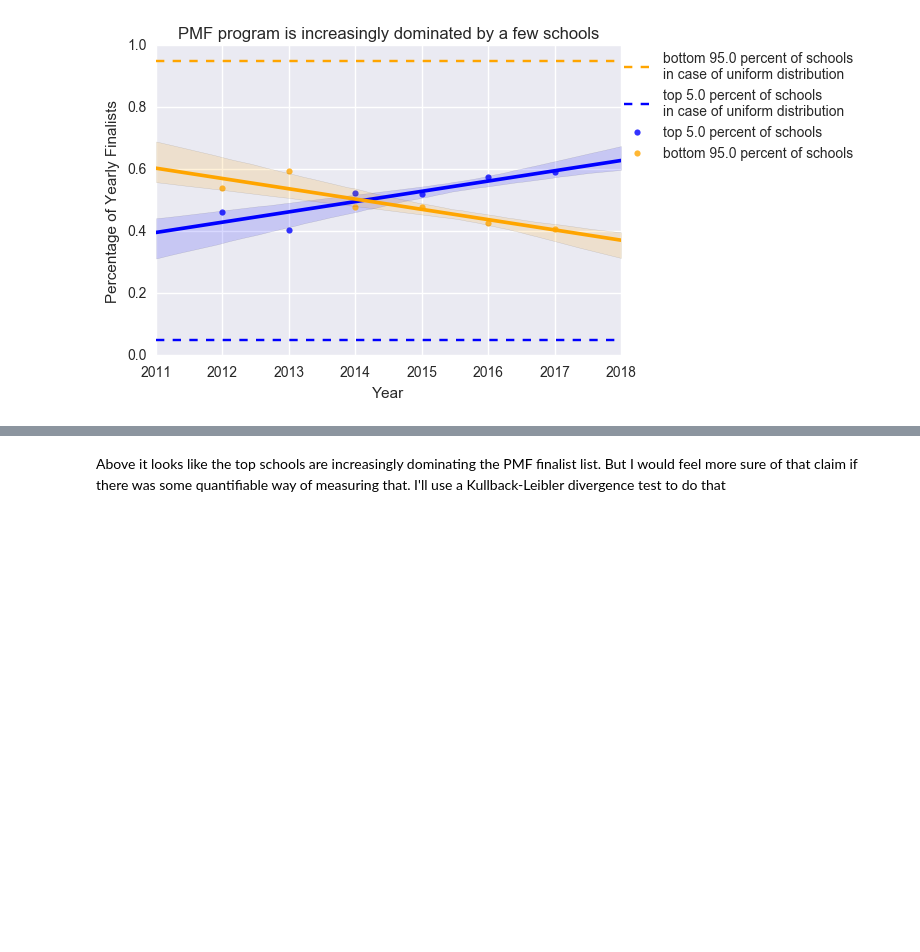
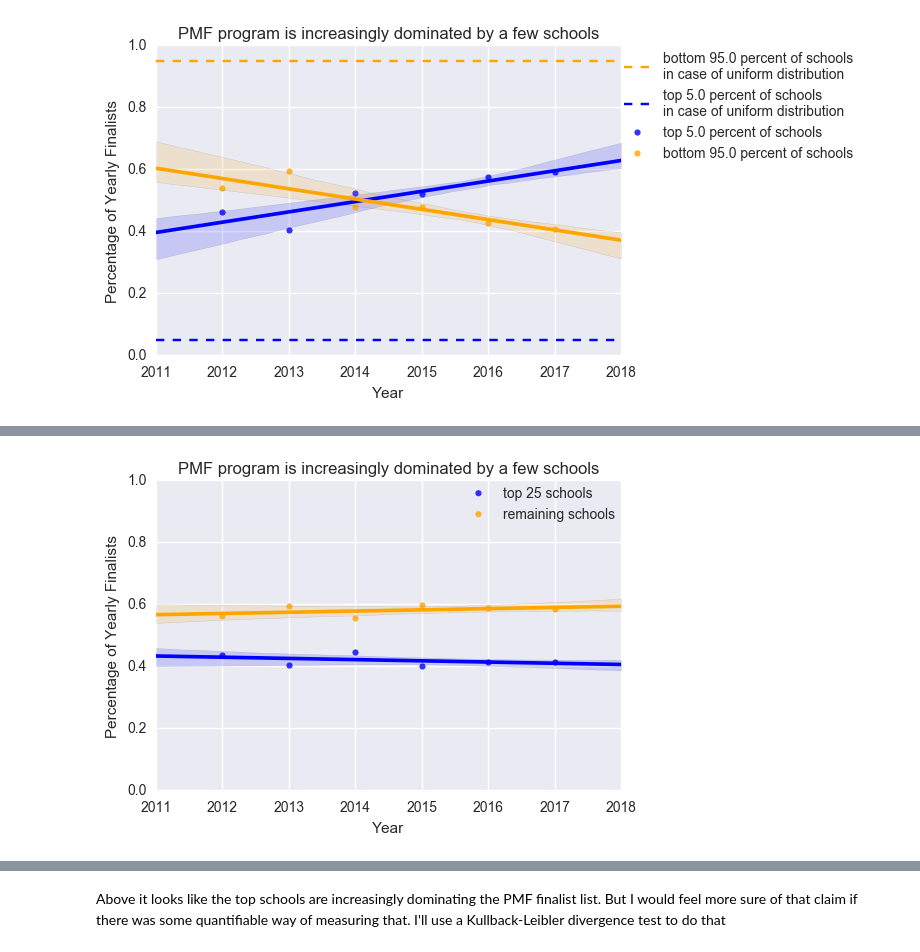
Before and after one commit to keklarup/PMF, a Jupyter notebook: Ktinker on Finalists-GitHub.ipynb, the cells around one changed output, grey strips where cells are left out. Cells and saved outputs as stored; diff of their text form; code cells hidden in the pictures; blank space fills up the shorter version.

```diff
--- a/Ktinker on Finalists-GitHub.ipynb
+++ b/Ktinker on Finalists-GitHub.ipynb
@@ -284,0 +330,21 @@ plt.savefig('PMF_Finalists_TopPercent',bbox_inches='tight')
+# %%
+n=25
+df2=df.loc[df.loc[:,'Year']==2012,['Year','School2']]
+sampleSize={2013:667,2014:609,2015:600,2016:552,2017:417}
+for year in [2013,2014,2015,2016,2017]:
+    N=sampleSize[year]
+    df2=df2.append(df.loc[df.loc[:,'Year']==2012,['School2']].sample(N,replace=True))
+    df2.fillna(year,inplace=True)
+    #yearlyData.loc[yearlyData.loc[:,'PMF_Years']==year,'FinalistsTotal_sample%s'%N]
+TopList=df.School2.value_counts().index[0:n];
+yearlyData['Top%sSchools'%n]=0
+yearlyData['BotSchools_%s'%(n)]=0
+for year in [2012,2013,2014,2015,2016,2017]:
+    a=len(df2.loc[(df2.loc[:,'School2'].isin(TopList))&(df2.loc[:,'Year']==year),:])
+    yearlyData.loc[yearlyData.loc[:,'PMF_Years']==year,'Top%sSchools'%n]=a
+yearlyData['BotSchools_%s'%(n)]=yearlyData['FinalistsTotal']-yearlyData['Top%sSchools'%n]
+yearlyDatav2=yearlyData[['PMF_Years','FinalistsTotal','Top%sSchools'%n,'BotSchools_%s'%n,]].copy()
+yearlyDatav2['ratioTopBot']=yearlyDatav2['Top%sSchools'%n]/yearlyDatav2['BotSchools_%s'%n]
+yearlyDatav2['ratioTopTot']=yearlyDatav2['Top%sSchools'%n]/yearlyDatav2['FinalistsTotal']
+yearlyDatav2['ratioBotTot']=yearlyDatav2['BotSchools_%s'%n]/yearlyDatav2['FinalistsTotal']
+yearlyDatav2
@@ -284,0 +359,15 @@ plt.savefig('PMF_Finalists_TopPercent',bbox_inches='tight')
+# %%
+sns.regplot(x='PMF_Years',y='ratioTopTot',data=yearlyDatav2.loc[~(
+            yearlyData.loc[:,'PMF_Years']==2018),:],color='blue',ci=90,label='top %s schools'%(n));
+sns.regplot(x='PMF_Years',y='ratioBotTot',data=yearlyDatav2.loc[~(
+            yearlyData.loc[:,'PMF_Years']==2018),:],color='orange',ci=90,label='remaining schools');
+plt.xlim(2011,2018);
+plt.axis([2011,2018,0.,1.])
+plt.title('PMF program is increasingly dominated by a few schools');
+plt.ylabel('Percentage of Yearly Finalists');
+plt.xlabel('Year');
+plt.ticklabel_format(useOffset=False)
+plt.legend(bbox_to_anchor=(1., 1.),loc=1,borderaxespad=0.);
+#plt.savefig('PMF_Finalists_TopPercent',bbox_inches='tight')
+# %% [output]
+[figure, added]
```
Also changed, not shown: parts of 11 cells of this notebook, 4 other files.
